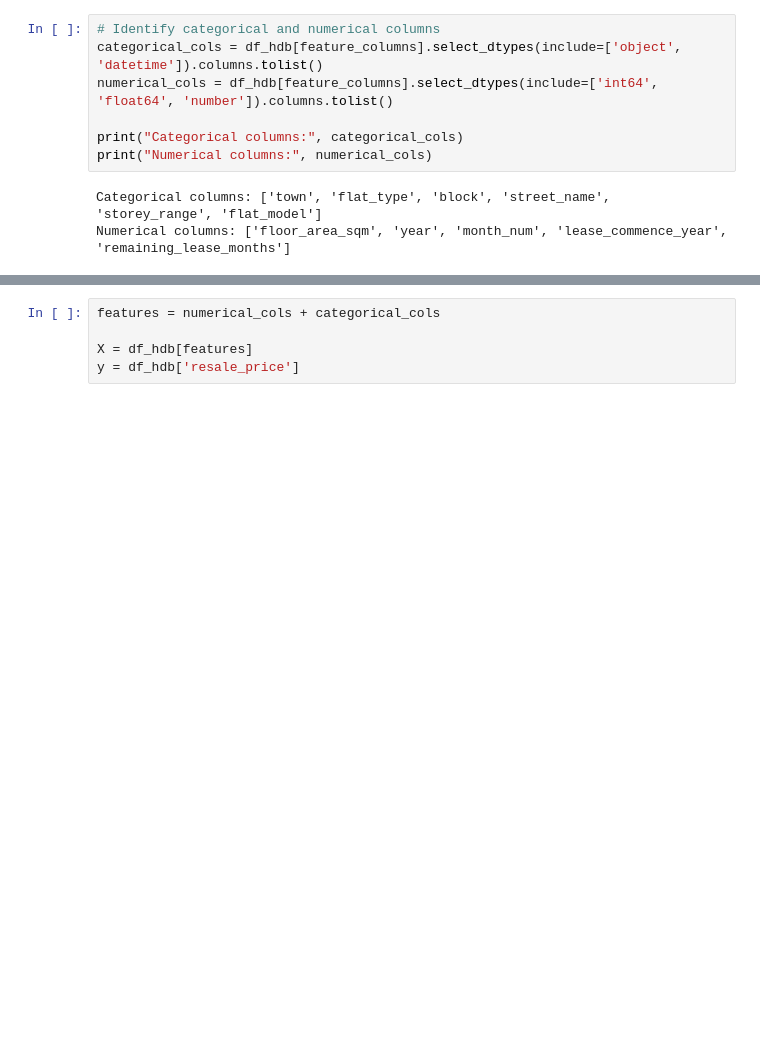
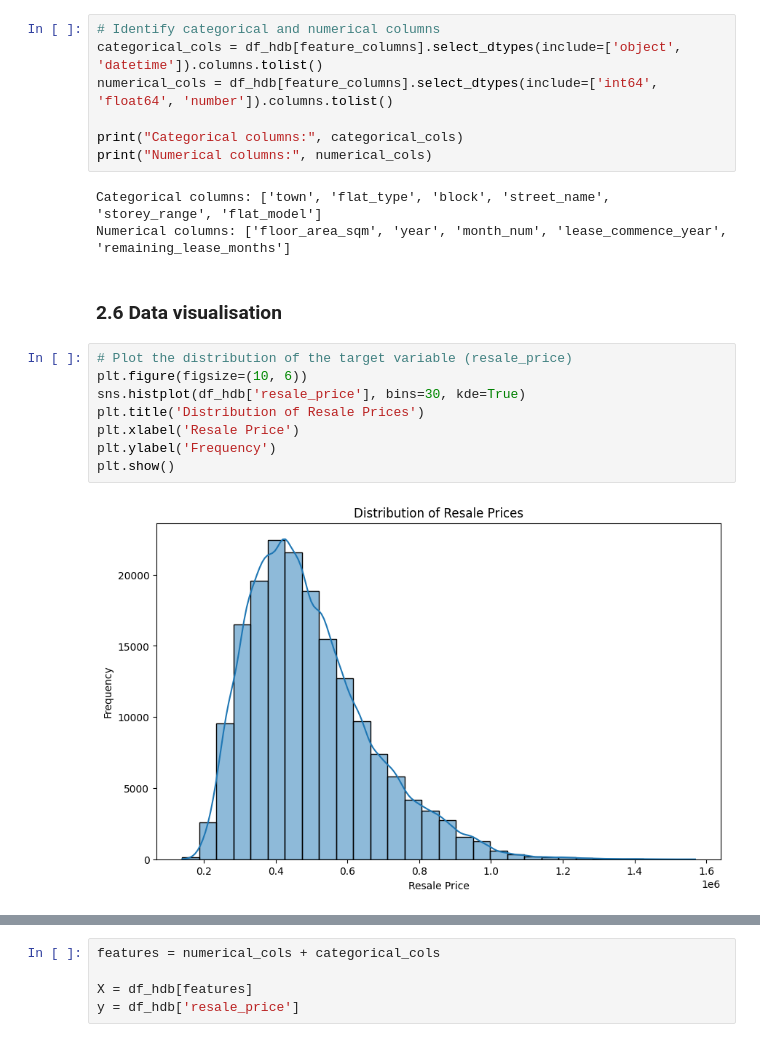
Before and after one commit to sg98ccy/HDB-Resale-Price-Prediction, a Jupyter notebook: Project 3.ipynb, the cells around one changed output, grey strips where cells are left out. Drawn from its saved outputs; the diff is of its cells as text; blank space fills up the shorter version.

```diff
--- a/Project 3.ipynb
+++ b/Project 3.ipynb
@@ -240,3 +241,15 @@ print("Numerical columns:", numerical_cols)
 # %% [output]
 Categorical columns: ['town', 'flat_type', 'block', 'street_name', 'storey_range', 'flat_model']
 Numerical columns: ['floor_area_sqm', 'year', 'month_num', 'lease_commence_year', 'remaining_lease_months']
+# %% [markdown]
+### 2.6 Data visualisation
+# %%
+# Plot the distribution of the target variable (resale_price)
+plt.figure(figsize=(10, 6))
+sns.histplot(df_hdb['resale_price'], bins=30, kde=True)
+plt.title('Distribution of Resale Prices')
+plt.xlabel('Resale Price')
+plt.ylabel('Frequency')
+plt.show()
+# %% [output]
+[figure, added]
```
Also changed, not shown: parts of 6 cells of this notebook.
